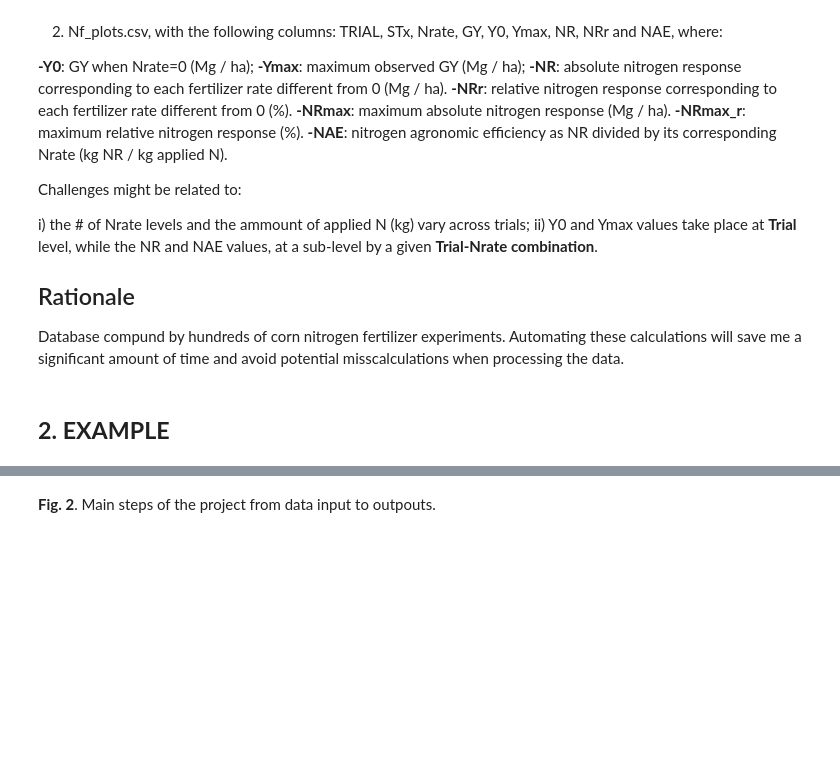
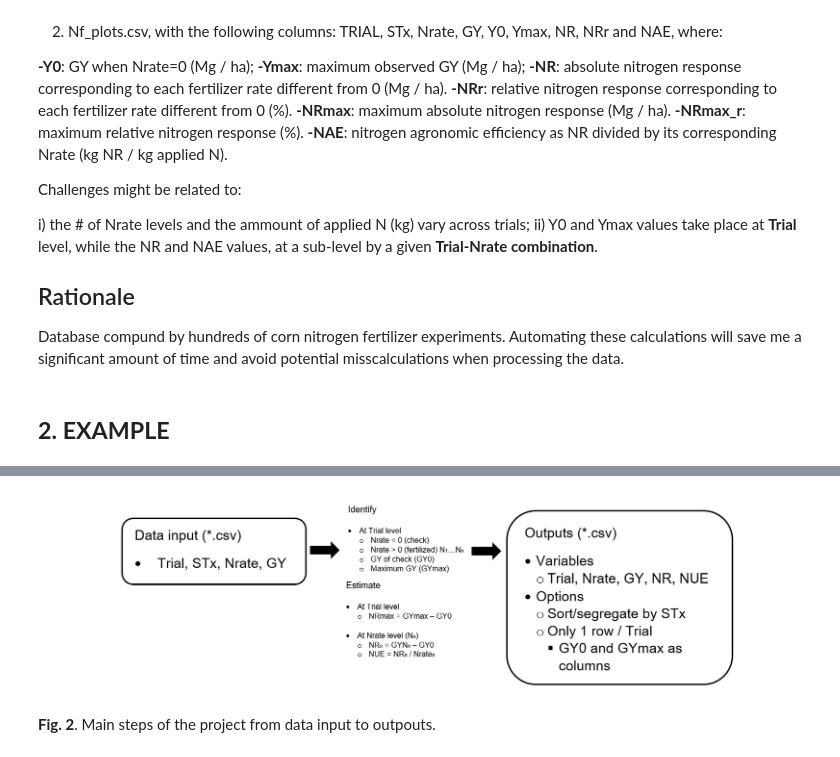
Before and after one commit to adriancorrendo/Python_project, a Jupyter notebook: SemProject.ipynb, the cells around one changed output, grey strips where cells are left out. Drawn from its saved outputs; the diff is of its cells as text; code cells hidden in the pictures; blank space fills up the shorter version.

```diff
--- a/SemProject.ipynb
+++ b/SemProject.ipynb
@@ -84,3 +85,8 @@ Database compund by hundreds of corn nitrogen fertilizer experiments. Automating
+# %%
+from IPython.display import Image
+Image(filename='C:/Users/correndo/Desktop/Coding/project/sketch.jpg')
+# %% [output]
+[figure, added]
 # %% [markdown]
 **Fig. 2**. Main steps of the project from data input to outpouts.
 # %% [markdown]
```
Also changed, not shown: parts of 15 cells of this notebook, 3 other files.
